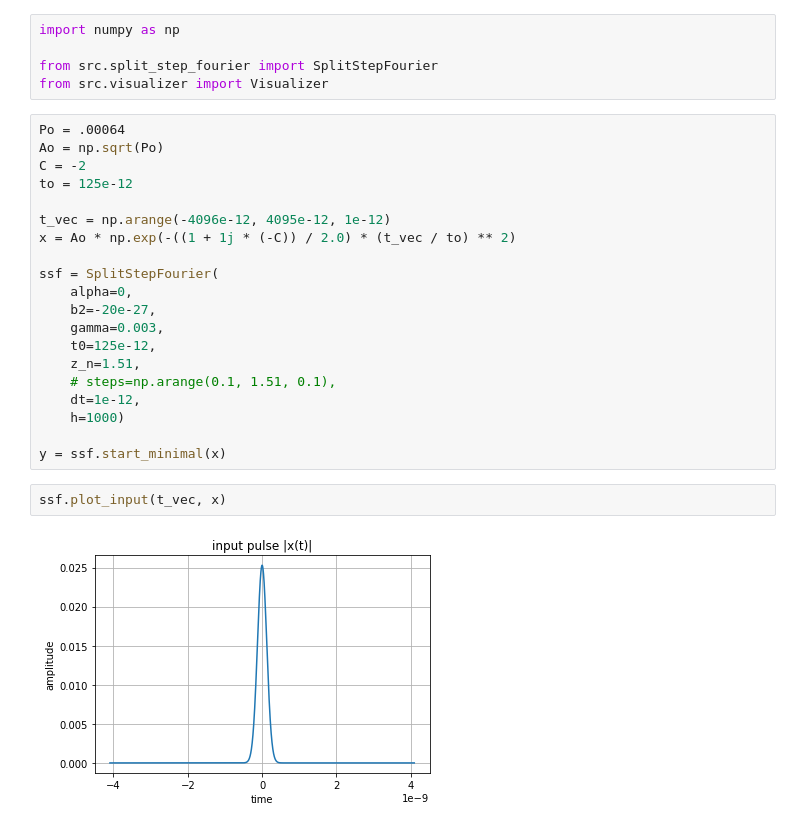
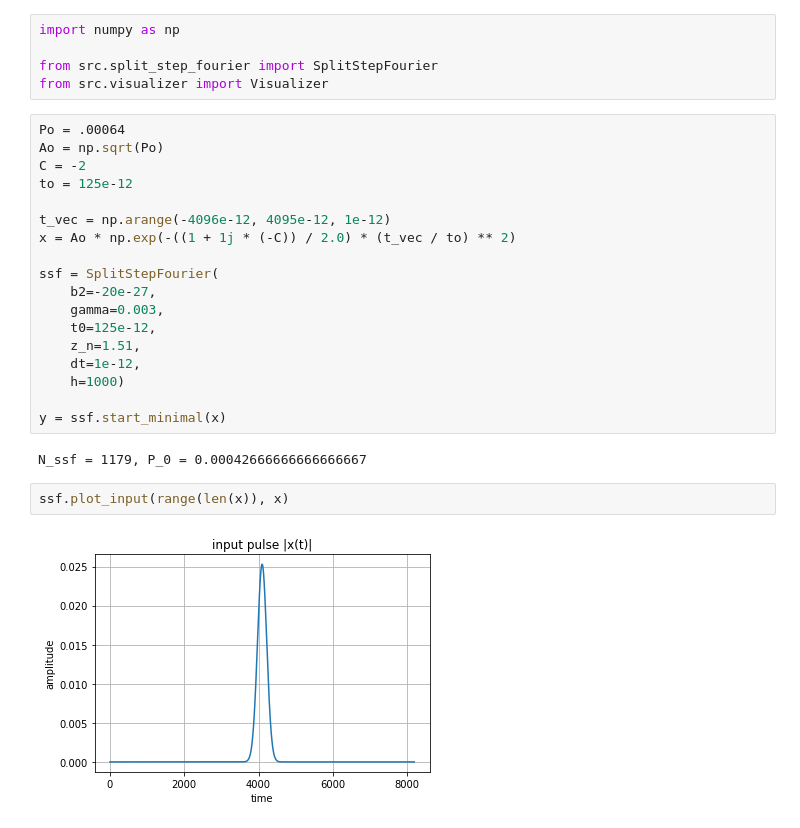
Before and after one commit to Yarden92/Thesis-code, a Jupyter notebook: apps/split_example.ipynb, the cells around one changed output. Saved outputs shown, nothing was run; the diff lists cells and outputs as text.

```diff
--- a/apps/split_example.ipynb
+++ b/apps/split_example.ipynb
@@ -18,17 +19,17 @@ t_vec = np.arange(-4096e-12, 4095e-12, 1e-12)
 x = Ao * np.exp(-((1 + 1j * (-C)) / 2.0) * (t_vec / to) ** 2)
 
 ssf = SplitStepFourier(
-    alpha=0,
     b2=-20e-27,
     gamma=0.003,
     t0=125e-12,
     z_n=1.51,
-    # steps=np.arange(0.1, 1.51, 0.1),
     dt=1e-12,
     h=1000)
 
 y = ssf.start_minimal(x)
+# %% [output]
+N_ssf = 1179, P_0 = 0.00042666666666666667
 # %%
-ssf.plot_input(t_vec, x)
+ssf.plot_input(range(len(x)), x)
 # %% [output]
-[figure, old version]
+[figure, new version]
```
Also changed, not shown: parts of 5 cells of this notebook, 10 other files.
